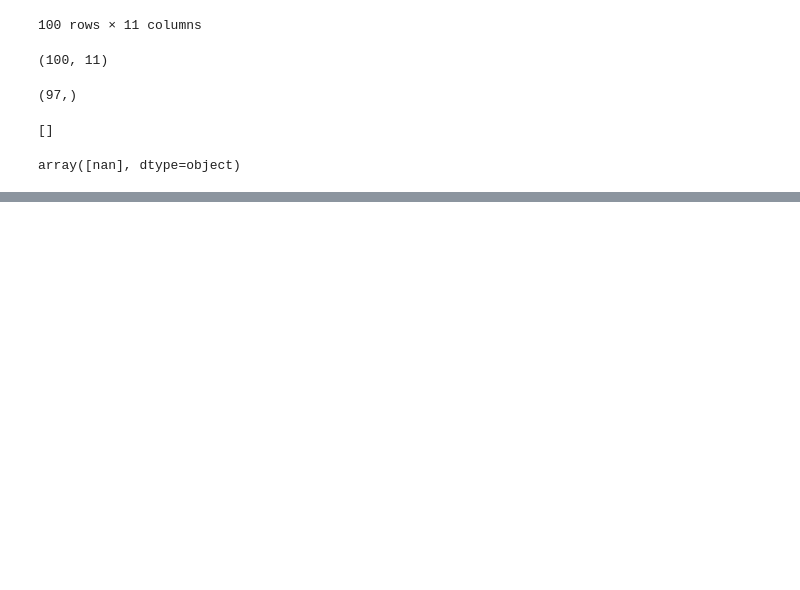
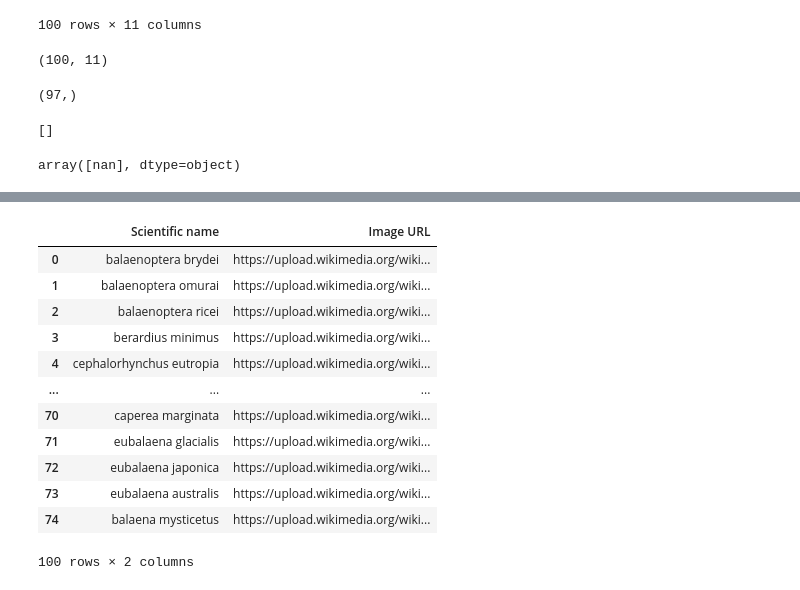
Before and after one commit to eglantine-vialaneix/WhereWereWhalesLFS, a Jupyter notebook: data_exploration.ipynb, the cells around one changed output, grey strips where cells are left out. Drawn from its saved outputs; the diff is of its cells as text; code cells hidden in the pictures; blank space fills up the shorter version.

```diff
--- a/data_exploration.ipynb
+++ b/data_exploration.ipynb
@@ -275,0 +336,3 @@ merged_df[merged_df['IUCN Red List status'] == 'CR']
+# %%
+missing_articles = merged_df_with_images[merged_df_with_images["Wikipedia page URL"].isna()]
+missing_articles = missing_articles[["Scientific name", "Common name"]].copy()
@@ -275,0 +367,17 @@ merged_df[merged_df['IUCN Red List status'] == 'CR']
+# %%
+images_urls = pd.concat([scrapped_images_urls_df, merged_tree_images[["Scientific name", "Image URL"]]], axis=0)
+images_urls
+# %% [output]
+|  | Scientific name | Image URL |
+| 0 | balaenoptera brydei | https://upload.wikimedia.org/wiki... |
+| 1 | balaenoptera omurai | https://upload.wikimedia.org/wiki... |
+| 2 | balaenoptera ricei | https://upload.wikimedia.org/wiki... |
+| 3 | berardius minimus | https://upload.wikimedia.org/wiki... |
+| 4 | cephalorhynchus eutropia | https://upload.wikimedia.org/wiki... |
+| ... | ... | ... |
+| 70 | caperea marginata | https://upload.wikimedia.org/wiki... |
+| 71 | eubalaena glacialis | https://upload.wikimedia.org/wiki... |
+| 72 | eubalaena japonica | https://upload.wikimedia.org/wiki... |
+| 73 | eubalaena australis | https://upload.wikimedia.org/wiki... |
+| 74 | balaena mysticetus | https://upload.wikimedia.org/wiki... |
+100 rows × 2 columns
```
Also changed, not shown: parts of 11 cells of this notebook, 2 other files.
